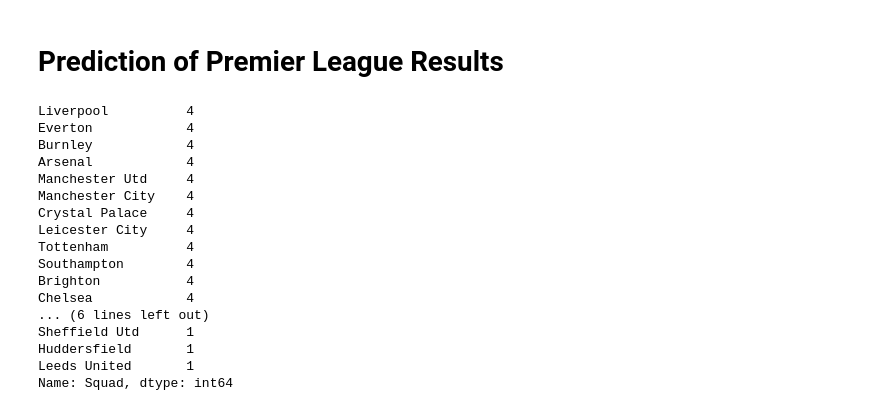
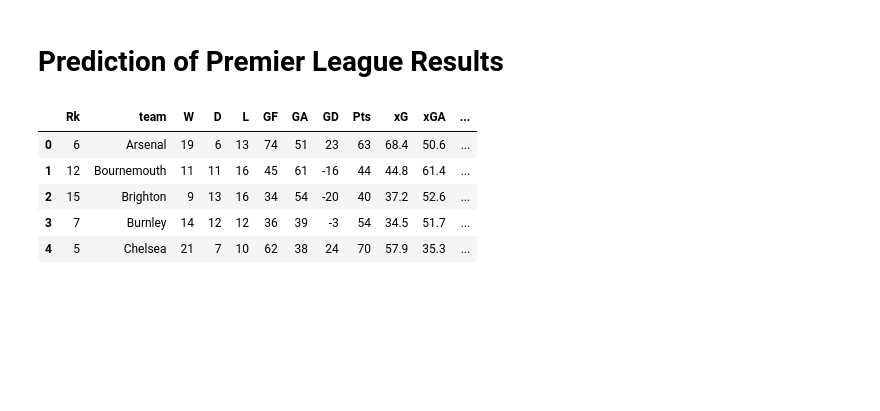
Before and after one commit to OliverSavolainen/IDS2021_D9, a Jupyter notebook: D9/IDS2021_D9.ipynb, the cells around one changed output. Drawn from its saved outputs; the diff is of its cells as text; code cells hidden in the pictures; blank space fills up the shorter version.

Commit message:
Merge matches and teams' stats

```diff
--- a/D9/IDS2021_D9.ipynb
+++ b/D9/IDS2021_D9.ipynb
@@ -1,7 +1,11 @@
 # %% [markdown]
 # Prediction of Premier League Results
+# %%
+import pandas as pd
+pd.set_option('max_columns', None)
 # %%
-import pandas as pd
+# read and join teams' stats
+
 seasons = ['1718','1819','1920','2021']
 full_teamdata = []
 for season in seasons:
@@ -13,23 +17,24 @@ for season in seasons:
     season_full['league'] = "20" + season[:2] + "-" + season[2:]
     full_teamdata.append(season_full)
 full_teamtable = pd.concat(full_teamdata,ignore_index=True)
-print(full_teamtable['Squad'].value_counts())
-# %% [output]
-Liverpool          4
-Everton            4
-Burnley            4
-Arsenal            4
-Manchester Utd     4
-Manchester City    4
-Crystal Palace     4
-Leicester City     4
-Tottenham          4
-Southampton        4
-Brighton           4
-Chelsea            4
-... (6 lines left out)
-Sheffield Utd      1
-Huddersfield       1
-Leeds United       1
-Name: Squad, dtype: int64
+# %%
+# clean teams' stats
+
+full_teamtable = full_teamtable.drop("MP", axis=1)
+full_teamtable = full_teamtable.drop("Attendance", axis=1)
+
+top_scorer = full_teamtable['Top Team Scorer'].str.split(' - ', 1, expand=True)
+full_teamtable['Top Scorer'] = top_scorer[0]
+full_teamtable['Top Scorer Goals'] = pd.to_numeric(top_scorer[1])
+full_teamtable = full_teamtable.drop('Top Team Scorer', axis=1)
+full_teamtable = full_teamtable.rename(columns={"Squad":"team"})
+
+full_teamtable.head()
+# %% [output]
+|  | Rk | team | W | D | L | GF | GA | GD | Pts | xG | xGA | ... |
+| 0 | 6 | Arsenal | 19 | 6 | 13 | 74 | 51 | 23 | 63 | 68.4 | 50.6 | ... |
+| 1 | 12 | Bournemouth | 11 | 11 | 16 | 45 | 61 | -16 | 44 | 44.8 | 61.4 | ... |
+| 2 | 15 | Brighton | 9 | 13 | 16 | 34 | 54 | -20 | 40 | 37.2 | 52.6 | ... |
+| 3 | 7 | Burnley | 14 | 12 | 12 | 36 | 39 | -3 | 54 | 34.5 | 51.7 | ... |
+| 4 | 5 | Chelsea | 21 | 7 | 10 | 62 | 38 | 24 | 70 | 57.9 | 35.3 | ... |
 # %%
```
Also changed, not shown: parts of 10 cells of this notebook.
